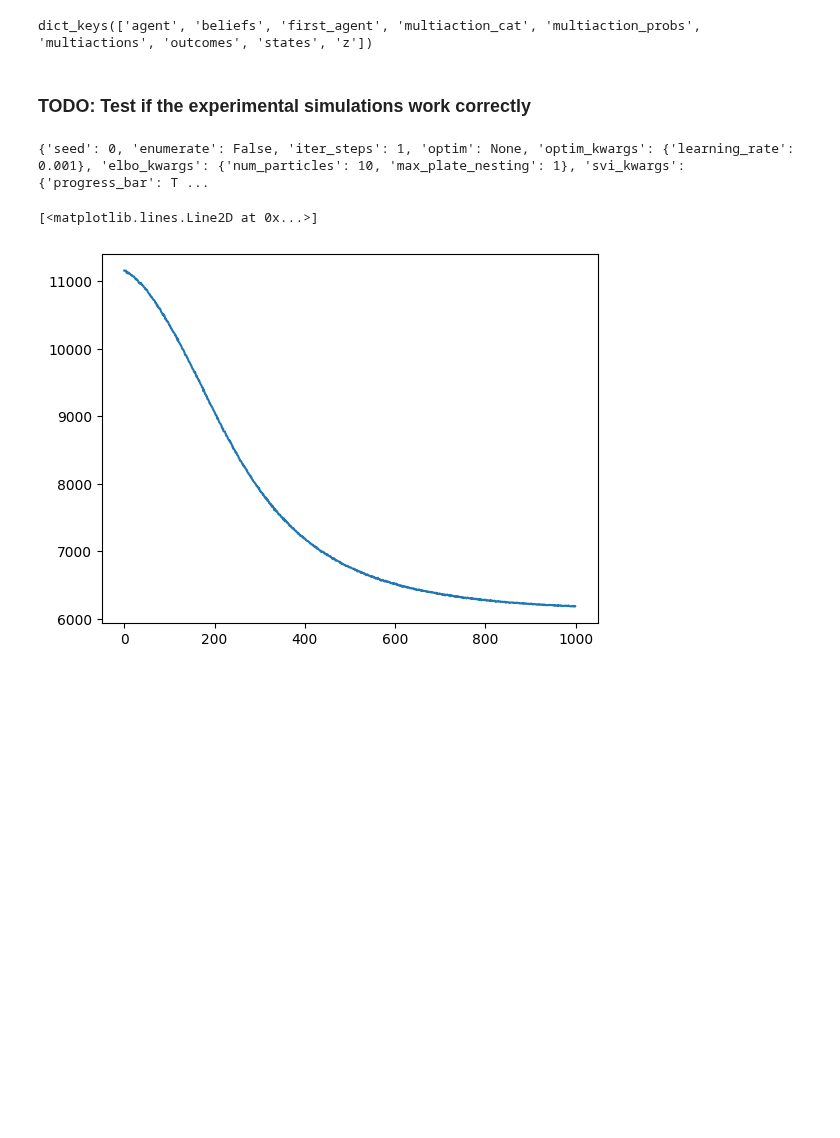
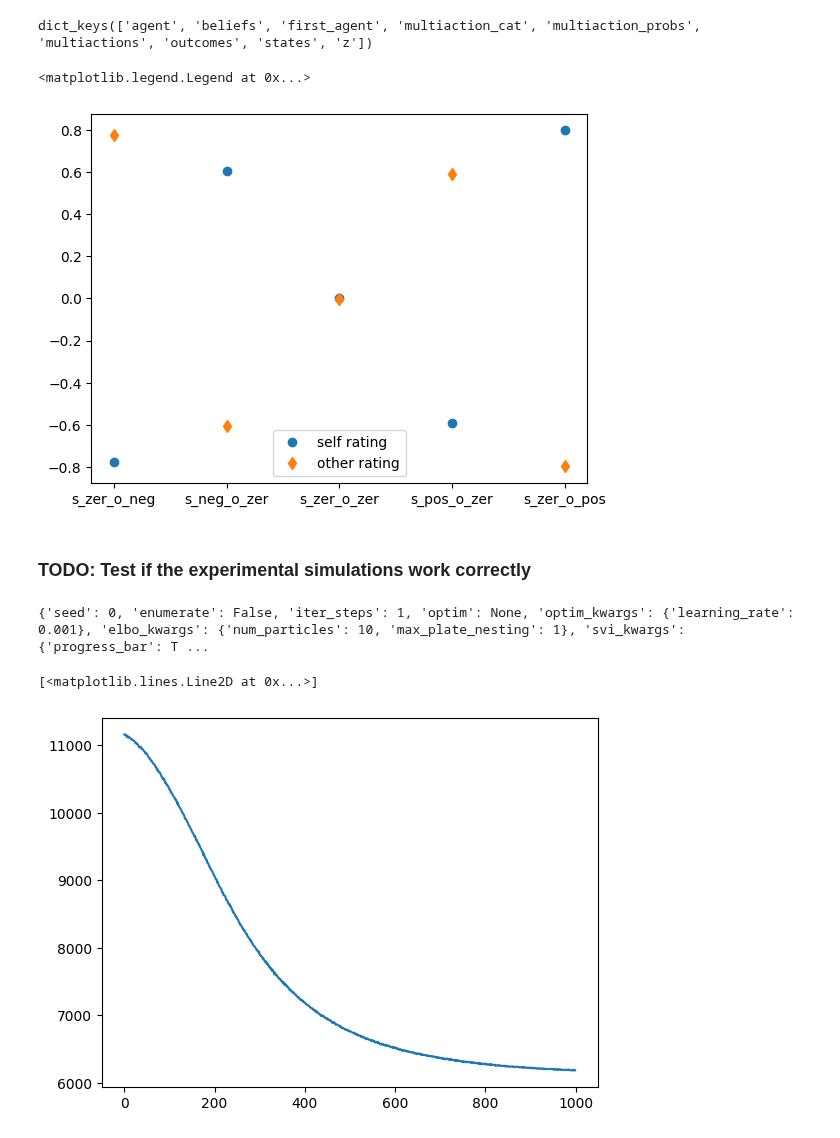
Before and after one commit to dimarkov/pybefit, a Jupyter notebook: examples/pymdp/simulating_and_fitting_agency_task.ipynb, the cells around one changed output. Cells and saved outputs as stored; diff of their text form; code cells hidden in the pictures; blank space fills up the shorter version.

Commit message:
updated behavioural plots

```diff
--- a/examples/pymdp/simulating_and_fitting_agency_task.ipynb
+++ b/examples/pymdp/simulating_and_fitting_agency_task.ipynb
@@ -207,7 +212,8 @@ def create_C(batch_size, outcomepref, actionpref):
 
 
 def create_E(batch_size, habit_press):
-    return jnp.pad(habit_press[..., None], ((0, 0), (0, 1)))
+    log_E = jnp.pad(habit_press[..., None], ((0, 0), (0, 1)))
+    return nn.softmax(log_E, -1)
 
 
 def create_D(batch_size):
@@ -322,6 +330,45 @@ samples = pred(_key)
 samples.keys()
 # %% [output]
 dict_keys(['agent', 'beliefs', 'first_agent', 'multiaction_cat', 'multiaction_probs', 'multiactions', 'outcomes', 'states', 'z'])
+# %%
+exp_condition = samples["states"][-1][0][0]
+last_beliefs_about_condition = samples["beliefs"][0][..., -1, :]
+
+self_rating = (
+    last_beliefs_about_condition[0, ..., 0]
+    + last_beliefs_about_condition[0, ..., 1]
+    - last_beliefs_about_condition[0, ..., 2]
+    - last_beliefs_about_condition[0, ..., 3]
+)
+other_rating = (
+    last_beliefs_about_condition[0, ..., 0]
+    + last_beliefs_about_condition[0, ..., 2]
+    - last_beliefs_about_condition[0, ..., 1]
+    - last_beliefs_about_condition[0, ..., 3]
+)
+# %%
+labels = {
+    0: "s_pos_o_zer",
+    1: "s_neg_o_zer",
+    2: "s_zer_o_pos",
+    3: "s_zer_o_neg",
+    4: "s_zer_o_zer",
+}
+x = []
+y1 = []
+y2 = []
+for i in [3, 1, 4, 0, 2]:
+    loc = exp_condition == i
+    x.append(labels[i])
+    y1.append(self_rating[loc].mean())
+    y2.append(other_rating[loc].mean())
+
+plt.plot(x, y1, "o", label="self rating")
+plt.plot(x, y2, "d", label="other rating")
+plt.legend()
+# %% [output]
+<matplotlib.legend.Legend at 0x...>
+[figure, added]
 # %% [markdown]
 ### TODO: Test if the experimental simulations work correctly
 # %%
```
Also changed, not shown: parts of 2 cells of this notebook.
